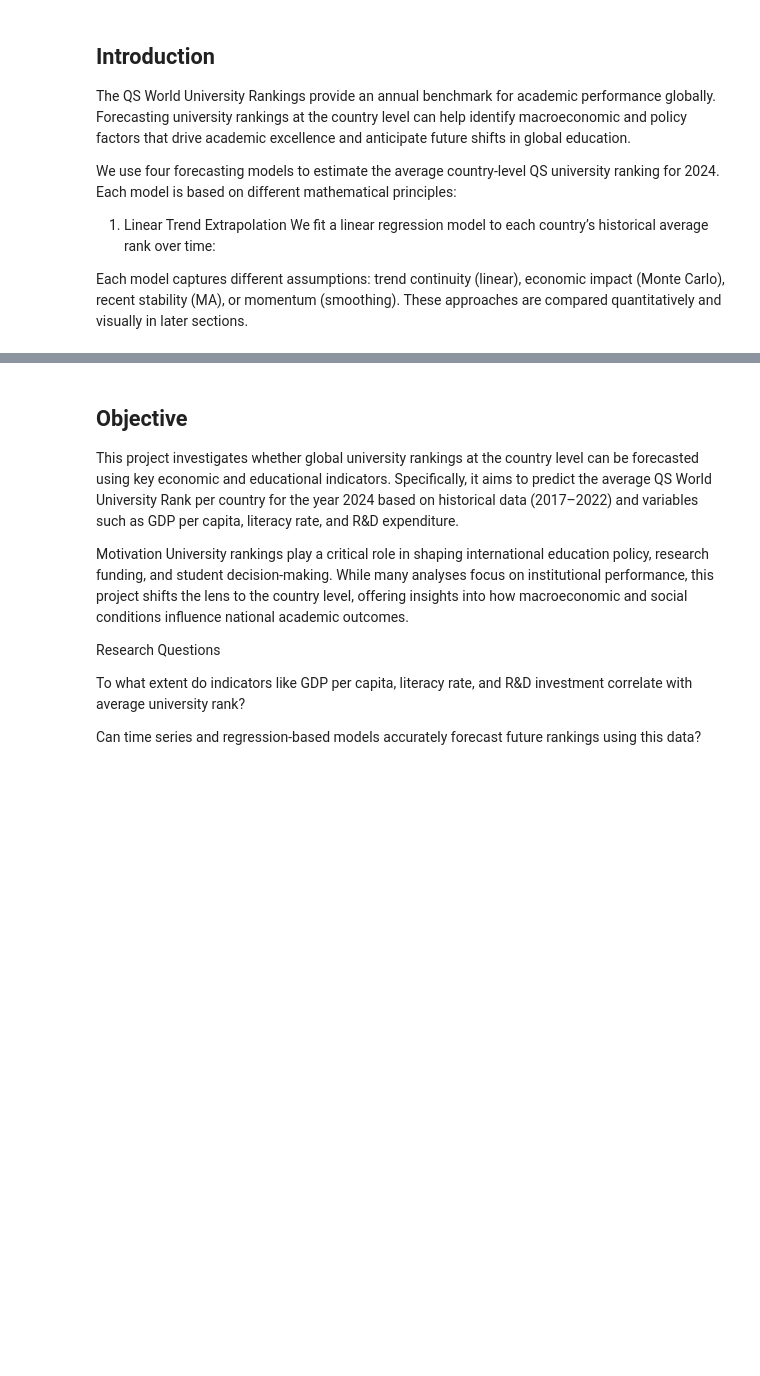
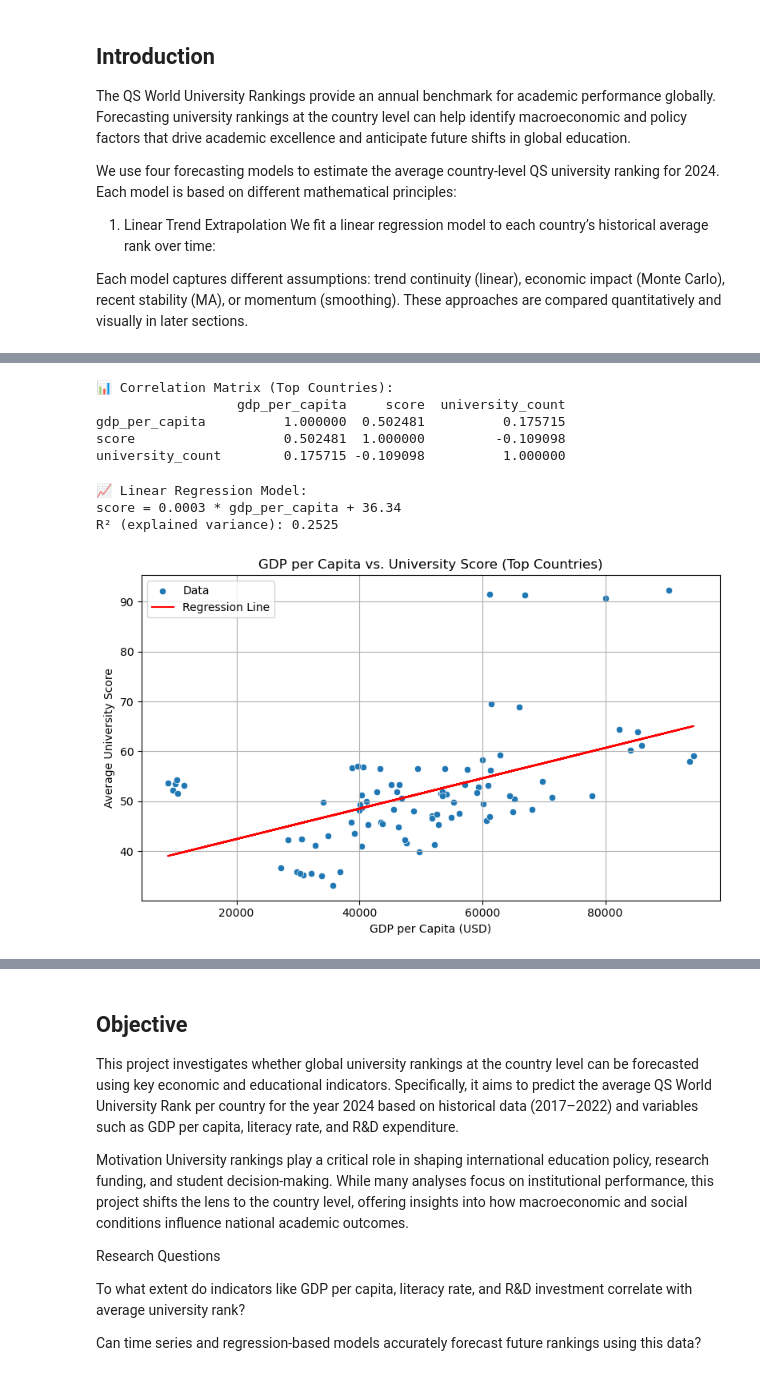
Before and after one commit to i11g/Data-Science-Project, a Jupyter notebook: Data.ipynb, the cells around one changed output, grey strips where cells are left out. Cells and saved outputs as stored; diff of their text form; code cells hidden in the pictures; blank space fills up the shorter version.

```diff
--- a/Data.ipynb
+++ b/Data.ipynb
@@ -32,0 +412,78 @@ Each model captures different assumptions: trend continuity (linear), economic i
+# %%
+# Get top 10 countries by average score
+top10_score_countries = (
+    merged_df.groupby("country")["score"]
+    .mean()
+    .nlargest(10)
+    .index
+    .tolist()
+)
+
+# Get top 10 countries by total number of universities
+top10_universities_countries = (
+    merged_df.groupby("country")["university_count"]
+    .sum()
+    .nlargest(10)
+    .index
+    .tolist()
+)
+
+# Combine both sets
+top_countries = list(set(top10_score_countries + top10_universities_countries))
+
+# Filter merged_df for those countries only
+filtered_df = merged_df[merged_df["country"].isin(top_countries)]
+
+# Compute correlation
+correlation_top = filtered_df[["gdp_per_capita", "score", "university_count"]].corr()
+
+# Display result
+print("📊 Correlation Matrix (Top Countries):")
+print(correlation_top)
+# %% [output]
+📊 Correlation Matrix (Top Countries):
+                  gdp_per_capita     score  university_count
+gdp_per_capita          1.000000  0.502481          0.175715
+score                   0.502481  1.000000         -0.109098
+university_count        0.175715 -0.109098          1.000000
+# %%
+from sklearn.linear_model import LinearRegression
+import matplotlib.pyplot as plt
+import seaborn as sns
+import numpy as np
+
+# Step 1: Prepare data (we use the same top countries DataFrame)
+X = filtered_df[["gdp_per_capita"]]
+y = filtered_df["score"]
+
+# Step 2: Initialize and fit the model
+model = LinearRegression()
+model.fit(X, y)
+
+# Step 3: Get coefficients
+slope = model.coef_[0]
+intercept = model.intercept_
+r_squared = model.score(X, y)
+
+print(f"📈 Linear Regression Model:")
+print(f"score = {slope:.4f} * gdp_per_capita + {intercept:.2f}")
+print(f"R² (explained variance): {r_squared:.4f}")
+# %% [output]
+📈 Linear Regression Model:
+score = 0.0003 * gdp_per_capita + 36.34
+R² (explained variance): 0.2525
+# %%
+# Scatterplot + regression line
+plt.figure(figsize=(8, 5))
+sns.scatterplot(x="gdp_per_capita", y="score", data=filtered_df, label="Data")
+plt.plot(X, model.predict(X), color="red", label="Regression Line")
+
+plt.title("GDP per Capita vs. University Score (Top Countries)")
+plt.xlabel("GDP per Capita (USD)")
+plt.ylabel("Average University Score")
+plt.legend()
+plt.grid(True)
+plt.tight_layout()
+plt.show()
+# %% [output]
+[figure, added]
```
Also changed, not shown: parts of 28 cells of this notebook.
